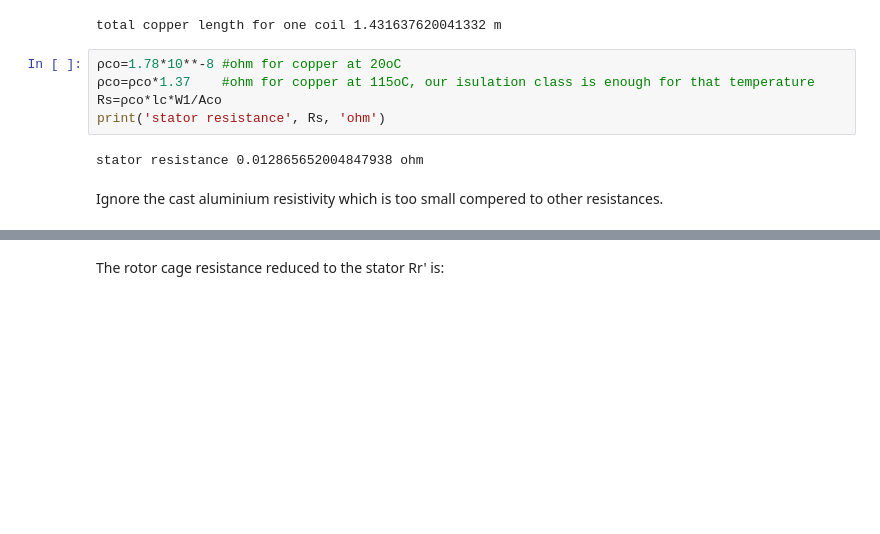
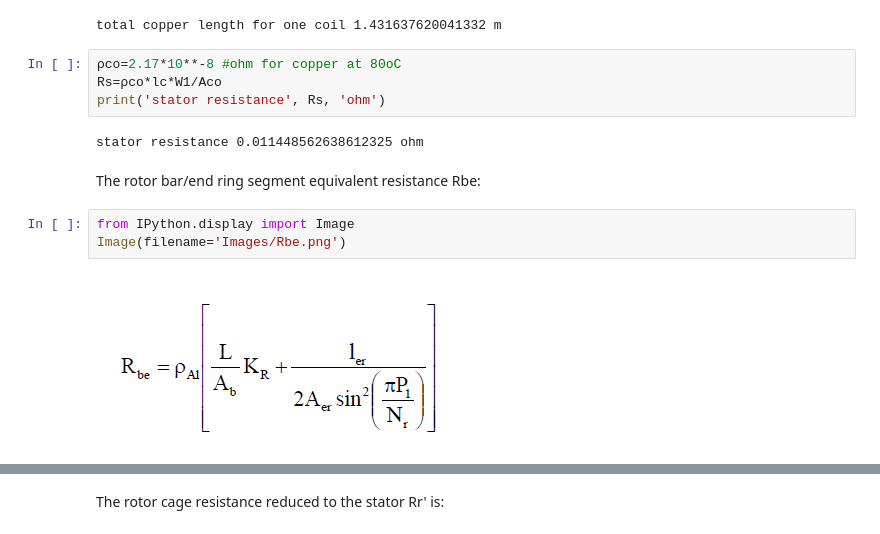
Before and after one commit to odtu/EE564, a Jupyter notebook: TRAIN/Doga/Design of a Train Traction Motor.ipynb, the cells around one changed output, grey strips where cells are left out. Cells and saved outputs as stored; diff of their text form; blank space fills up the shorter version.

```diff
--- a/TRAIN/Doga/Design of a Train Traction Motor.ipynb
+++ b/TRAIN/Doga/Design of a Train Traction Motor.ipynb
@@ -788,11 +780,15 @@ print('total copper length for one coil', lc,'m')
 # %% [output]
 total copper length for one coil 1.431637620041332 m
 # %%
-ρco=1.78*10**-8 #ohm for copper at 20oC
-ρco=ρco*1.37    #ohm for copper at 115oC, our isulation class is enough for that temperature
+ρco=2.17*10**-8 #ohm for copper at 80oC
 Rs=ρco*lc*W1/Aco
 print('stator resistance', Rs, 'ohm')
 # %% [output]
-stator resistance 0.012865652004847938 ohm
+stator resistance 0.011448562638612325 ohm
-# %% [markdown]
-Ignore the cast aluminium resistivity which is too small compered to other resistances.
+# %% [markdown]
+The rotor bar/end ring segment equivalent resistance Rbe:
+# %%
+from IPython.display import Image
+Image(filename='Images/Rbe.png')
+# %% [output]
+[figure, added]
```
Also changed, not shown: parts of 53 cells of this notebook, 8 other files.
